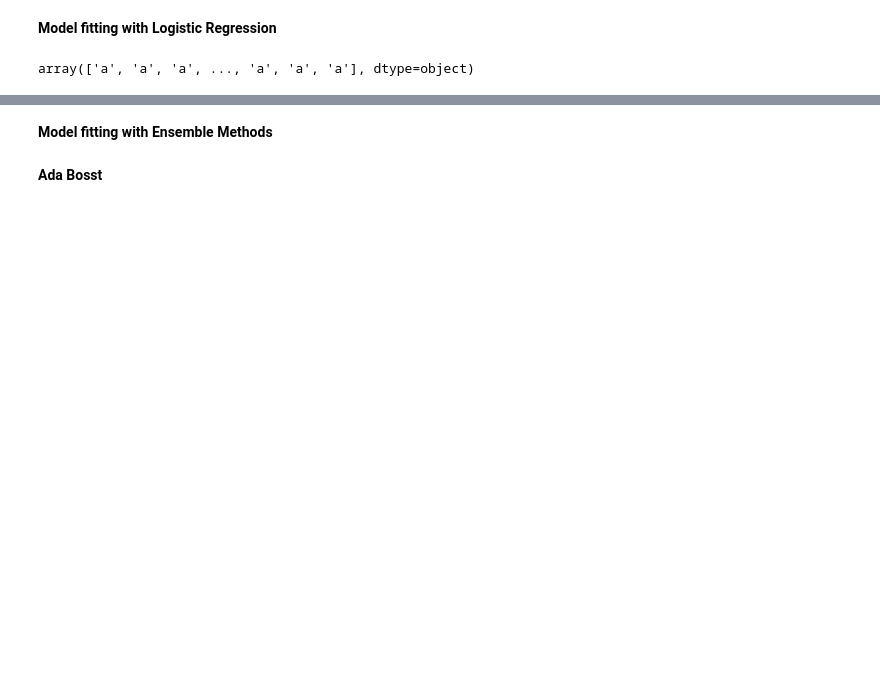
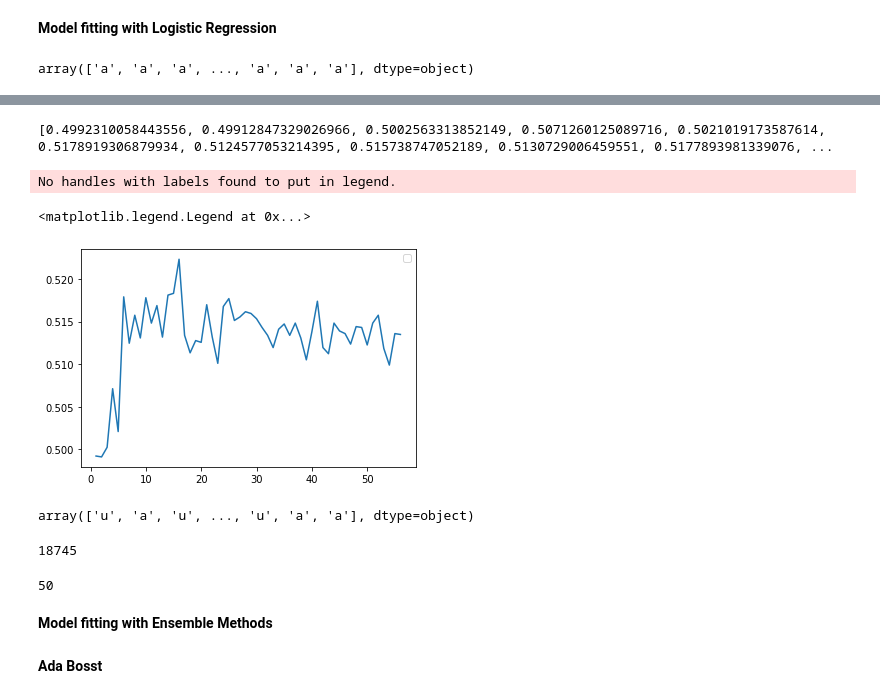
Before and after one commit to sarkar2527/DSAP, a Jupyter notebook: Hackathon_final.ipynb, the cells around one changed output, grey strips where cells are left out. Cells and saved outputs as stored; diff of their text form; code cells hidden in the pictures; blank space fills up the shorter version.

```diff
--- a/Hackathon_final.ipynb
+++ b/Hackathon_final.ipynb
@@ -356,4 +354,4 @@ x_train,x_test,y_train,y_test = train_test_split(x_scale_train,y, test_size=0.25
 from sklearn.neighbors import KNeighborsClassifier
 KNN_CLF = KNeighborsClassifier()
 KNN_CLF.fit(x_train,y_train)
-y_pred_knn = KNN_CLF.predict(x_scale_test)
+y_pred_knn = KNN_CLF.predict(x_test)
@@ -372,7 +413,7 @@ k_values = range(1,16)
 for i in k_values:
     knn_clf =KNeighborsClassifier(n_neighbors=i, p=2)
     KNN_CLF.fit(x_train,y_train)
-    y_pred_knn = KNN_CLF.predict(x_scale_test)
+    y_pred_knn = KNN_CLF.predict(x_test)
     test_accuracy.append(accuracy_score(y_pred_knn,y_test).round(2))
 # %%
 print(test_accuracy)
@@ -421,8 +508,8 @@ acc_score_log
 # %%
 from sklearn.tree import DecisionTreeClassifier
-DT = DecisionTreeClassifier()
+DT = DecisionTreeClassifier(criterion = "entropy", max_depth=None)
 DT.fit(x_train,y_train)
-y_pred_dt = DT.predict(x_scale_test)
+y_pred_dt = DT.predict(x_test)
 # %%
 y_pred_dt
 # %% [output]
@@ -435,0 +540,19 @@ acc_score_dt
+# %%
+dt_score = []
+md = range(1,57)
+for i in md:
+    dt = DecisionTreeClassifier(criterion = "entropy", max_depth=i)
+    dt.fit(x_train,y_train)
+    dt_pred = dt.predict(x_test)
+    dt_score.append(accuracy_score(y_test,dt_pred))
+print(dt_score)
+# %% [output]
+[0.4992310058443556, 0.49912847329026966, 0.5002563313852149, 0.5071260125089716, 0.5021019173587614, 0.5178919306879934, 0.5124577053214395, 0.515738747052189, 0.5130729006459551, 0.5177893981339076, ...
+# %%
+import matplotlib.pyplot as plt
+plt.plot(md,dt_score)
+plt.legend()
+# %% [output]
+No handles with labels found to put in legend.
+<matplotlib.legend.Legend at 0x...>
+[figure, added]
@@ -436,3 +561,15 @@ acc_score_dt
+# %%
+y_pred_dt_test
+# %% [output]
+array(['u', 'a', 'u', ..., 'u', 'a', 'a'], dtype=object)
+# %%
+DT.tree_.node_count
+# %% [output]
+18745
+# %%
+DT.tree_.max_depth
+# %% [output]
+50
 # %% [markdown]
 **Model fitting with Ensemble Methods**
 # %% [markdown]
```
Also changed, not shown: parts of 58 cells of this notebook.
